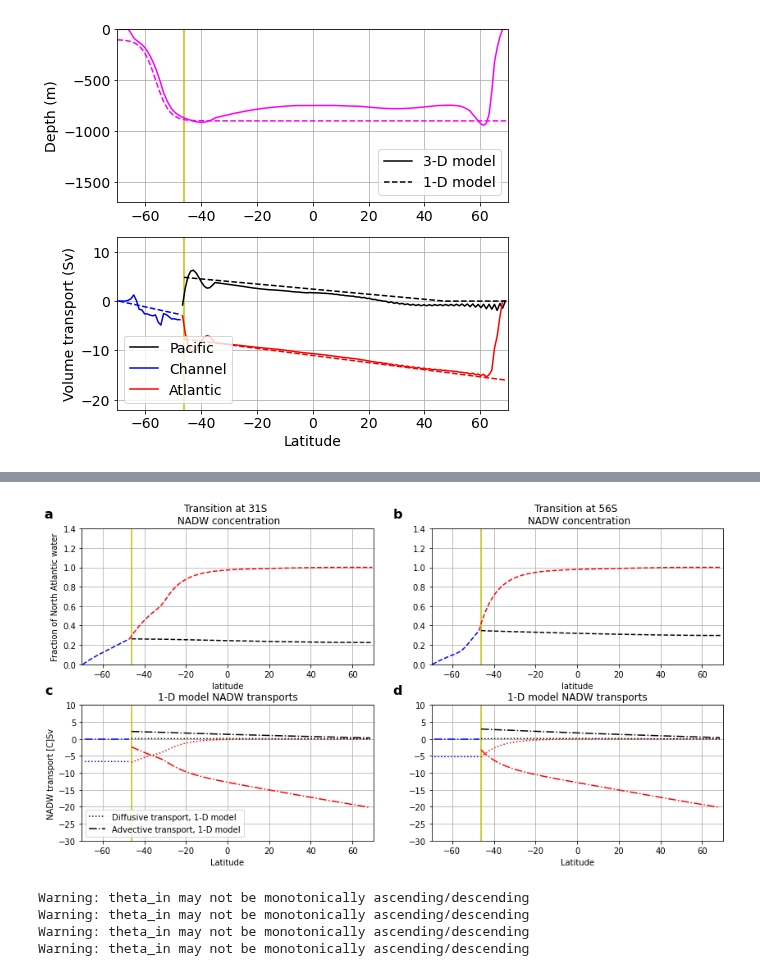
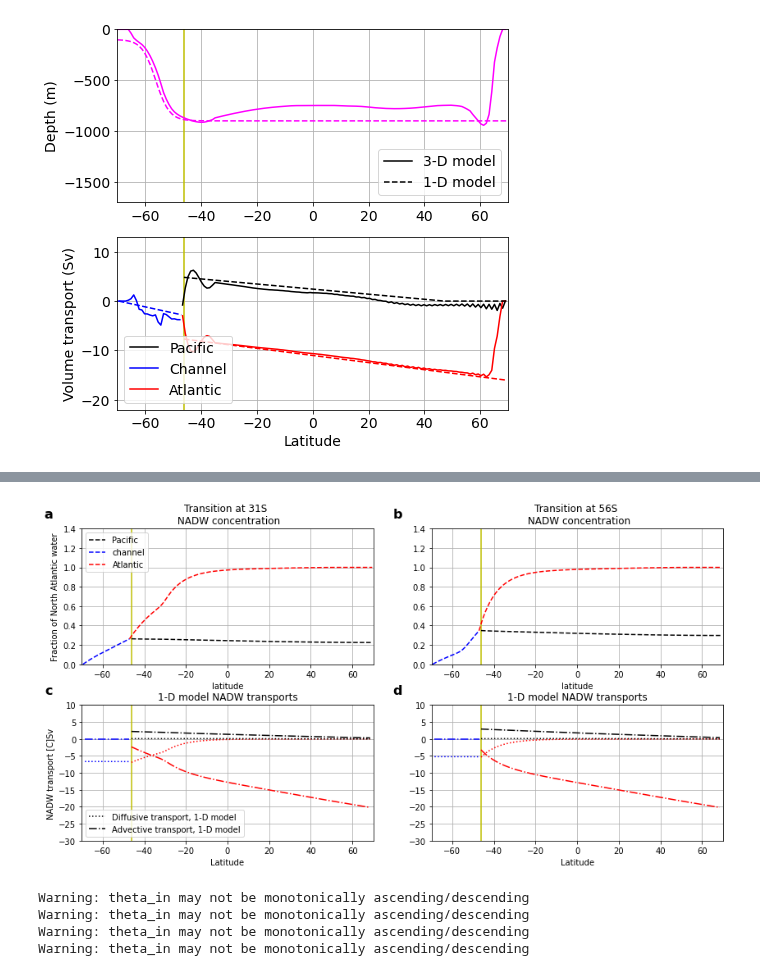
Before and after one commit to anthony-meza/test_age_framework, a Jupyter notebook: redi_theory.ipynb, the cells around one changed output, grey strips where cells are left out. Drawn from its saved outputs; the diff is of its cells as text; code cells hidden in the pictures.

```diff
--- a/redi_theory.ipynb
+++ b/redi_theory.ipynb
@@ -559,10 +559,10 @@ ax.axvline(ds50.YC[chanloc],c='y')
 modelh=(4000-1000*(np.tanh((np.arange(0,144)-14)/5)+1)/2-100)
 plt.grid(True)
 
-a5=plt.plot(ds50.YC[chanloc:],Cpacn[chanloc:,-1]/modelh[-1],'k--')
-a4=plt.plot(ds50.YC[:24],Cn[:24,-1]/modelh[:24],'b--')
-a4=plt.plot(ds50.YC[23:],Cn[23:,-1]/modelh[23:],'r--')
-#plt.legend(('Pacific', 'channel','Atlantic'),loc='best')
+a5=plt.plot(ds50.YC[chanloc:],Cpacn[chanloc:,-1]/modelh[-1],'k--',label='Pacific')
+a4=plt.plot(ds50.YC[:24],Cn[:24,-1]/modelh[:24],'b--',label='channel')
+a3=plt.plot(ds50.YC[23:],Cn[23:,-1]/modelh[23:],'r--',label='Atlantic')
+plt.legend(handles=[a5[0],a4[0],a3[0]], loc='upper left')
 plt.ylabel('Fraction of North Atlantic water')
 plt.xlabel('latitude')
 plt.ylim(0,1.4)
@@ -620,34 +620,34 @@ ax=plt.gca()
 ax.text(-0.1, 1.15, 'c', transform=ax.transAxes,
       fontsize=16, fontweight='bold', va='top', ha='right')
 
 
 plt.subplot(2,2,4)
 ax=plt.gca()
 ax.axvline(ds50.YC[chanloc],c='y')
 modelh=(4000-1000*(np.tanh((np.arange(0,144)-14)/5)+1)/2-100)
 plt.plot(ds50.YC[chanloc:-1],iso_diff_atlf[chanloc-1:]/10**6,'r:')
 plt.plot(ds50.YC[chanloc:-1],mer_adv_atlf[chanloc-1:]/10**6,'r-.')
 plt.plot(ds50.YC[1:chanloc],iso_diff_atlf[0:chanloc-1]/10**6,'b:')
 plt.plot(ds50.YC[1:chanloc],mer_adv_atlf[0:chanloc-1]/10**6,'b-.')
 plt.plot(ds50.YC[chanloc:-1],iso_diff_pacf[chanloc-1:]/10**6,'k:')
 plt.plot(ds50.YC[chanloc:-1],mer_adv_pacf[chanloc-1:]/10**6,'k-.')
 plt.ylim(-30,10)
 plt.xlim(-70,70)
 plt.grid(True)
 plt.xlabel('Latitude')
 #plt.ylabel('Transport [C]Sv')
 #plt.legend(('Diffusion, Atl', 'Advection, Atl','Diffusion, Chan', 'Advection, Chan','Diffusion, Pac',
 #            'Advection, Pac'),loc='lower left')
 plt.title('1-D model NADW transports')
 ax=plt.gca()
 ax.text(-0.1, 1.15, 'd', transform=ax.transAxes,
       fontsize=16, fontweight='bold', va='top', ha='right')
 
 plt.subplots_adjust(wspace=0.2,hspace=0.3)
 fig = plt.gcf()
 fig.savefig('vert_1D.pdf', bbox_inches='tight')
 # %% [output]
-[figure, old version]
+[figure, new version]
 # %%
 #for LGM
 plt.figure(figsize=(14,3.5))
```
Also changed, not shown: parts of 1 cell of this notebook, 3 other files.
